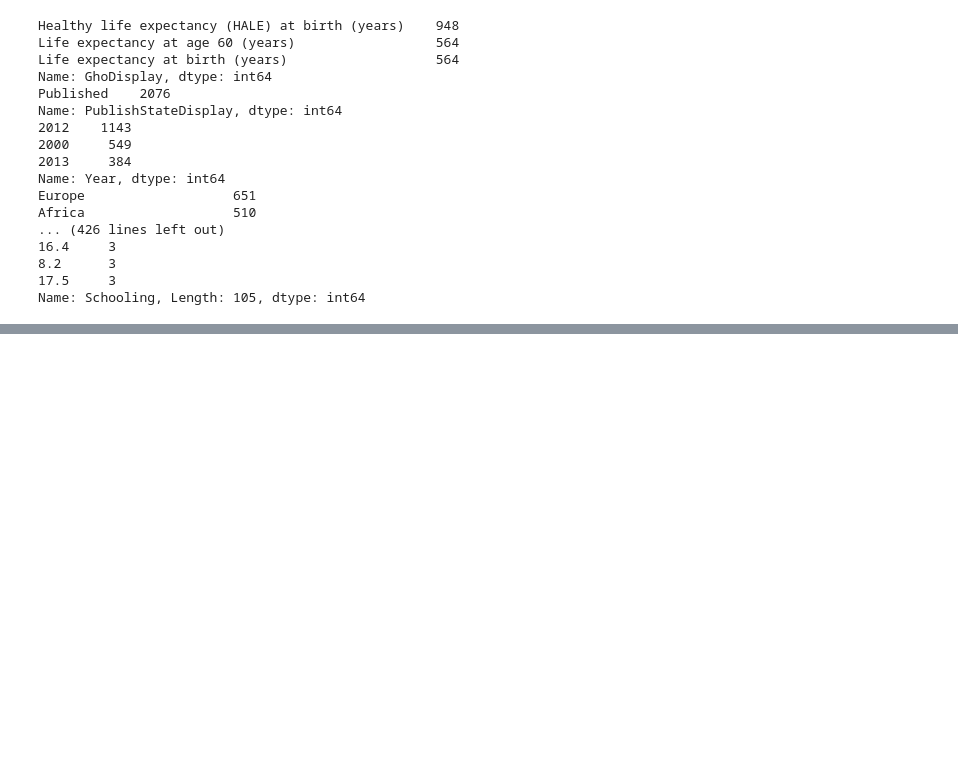
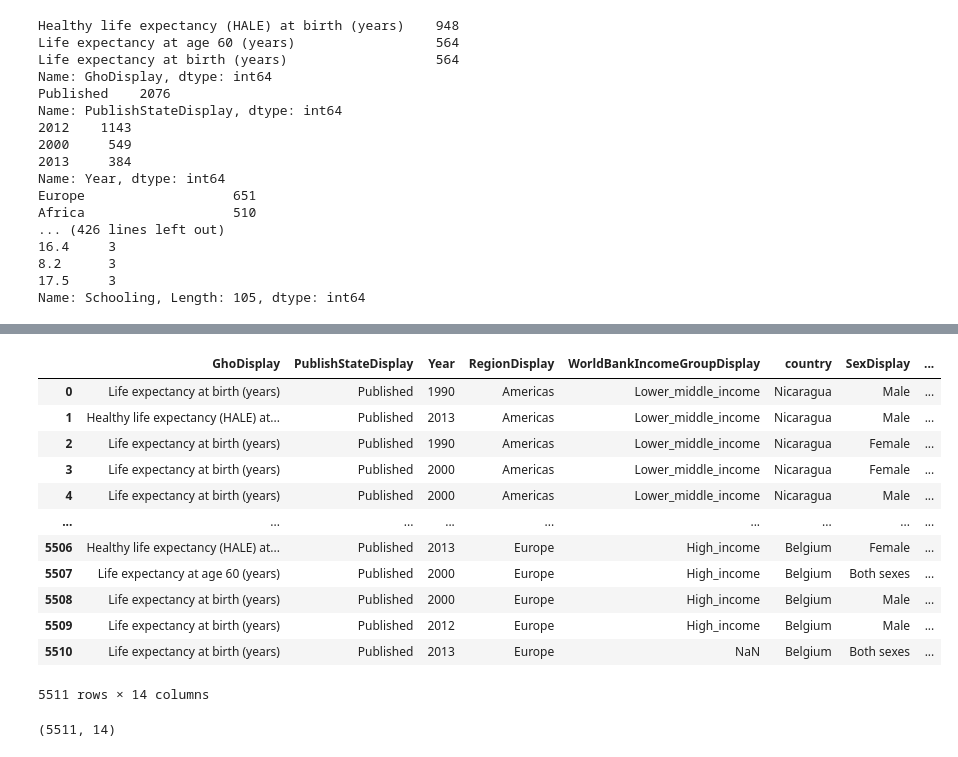
Before and after one commit to jcerda1994/Proyecto_final_1, a Jupyter notebook: Life_expectancy.ipynb, the cells around one changed output, grey strips where cells are left out. Cells and saved outputs as stored; diff of their text form; code cells hidden in the pictures; blank space fills up the shorter version.

```diff
--- a/alcohol_2.ipynb
+++ b/Life_expectancy.ipynb
@@ -138,0 +128,3 @@ Name: Schooling, Length: 105, dtype: int64
+# %%
+drinks = pd.read_csv('Resources/drinks.csv')
+drinks.head()
@@ -138,0 +142,3 @@ Name: Schooling, Length: 105, dtype: int64
+# %%
+df = pd.read_csv('Resources/lifeexpectancy-verbose.csv')
+df.head()
@@ -138,0 +156,3 @@ Name: Schooling, Length: 105, dtype: int64
+# %%
+df.drop(columns=['index','GhoCode','PublishStateCode','YearCode','RegionCode','WorldBankIncomeGroupGroupCode','CountryCode','SexCode'], axis='columns', inplace=True)
+df
@@ -138,0 +173,23 @@ Name: Schooling, Length: 105, dtype: int64
+# %%
+df.rename(columns={'YearDisplay':'Year','CountryDisplay':'country'}, inplace=True)
+# %%
+df_merged_dv= pd.merge(df,drinks, on='country', how='inner')
+df_merged_dv
+# %% [output]
+|  | GhoDisplay | PublishStateDisplay | Year | RegionDisplay | WorldBankIncomeGroupDisplay | country | SexDisplay | ... |
+| 0 | Life expectancy at birth (years) | Published | 1990 | Americas | Lower_middle_income | Nicaragua | Male | ... |
+| 1 | Healthy life expectancy (HALE) at... | Published | 2013 | Americas | Lower_middle_income | Nicaragua | Male | ... |
+| 2 | Life expectancy at birth (years) | Published | 1990 | Americas | Lower_middle_income | Nicaragua | Female | ... |
+| 3 | Life expectancy at birth (years) | Published | 2000 | Americas | Lower_middle_income | Nicaragua | Female | ... |
+| 4 | Life expectancy at birth (years) | Published | 2000 | Americas | Lower_middle_income | Nicaragua | Male | ... |
+| ... | ... | ... | ... | ... | ... | ... | ... | ... |
+| 5506 | Healthy life expectancy (HALE) at... | Published | 2013 | Europe | High_income | Belgium | Female | ... |
+| 5507 | Life expectancy at age 60 (years) | Published | 2000 | Europe | High_income | Belgium | Both sexes | ... |
+| 5508 | Life expectancy at birth (years) | Published | 2000 | Europe | High_income | Belgium | Male | ... |
+| 5509 | Life expectancy at birth (years) | Published | 2012 | Europe | High_income | Belgium | Male | ... |
+| 5510 | Life expectancy at birth (years) | Published | 2013 | Europe | NaN | Belgium | Both sexes | ... |
+5511 rows × 14 columns
+# %%
+df_merged_dv.shape
+# %% [output]
+(5511, 14)
```
Also changed, not shown: parts of 21 cells of this notebook, 4 other files.
